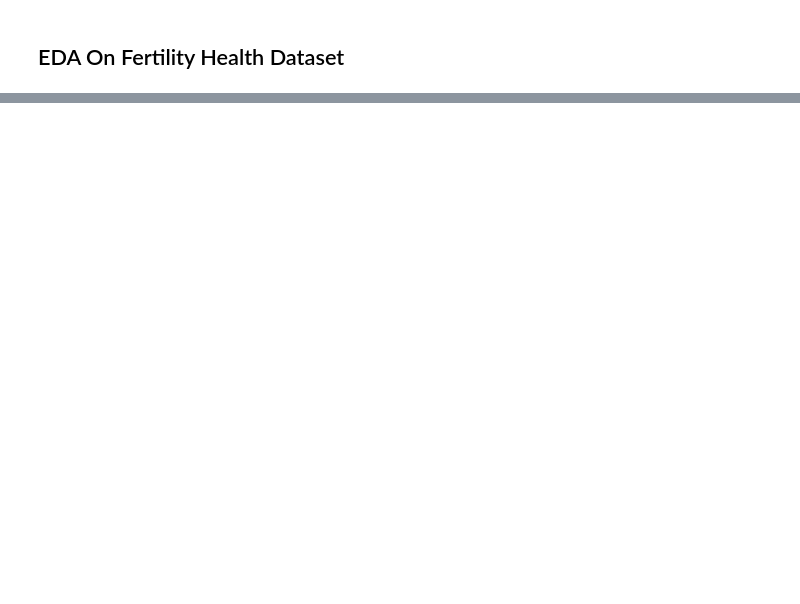
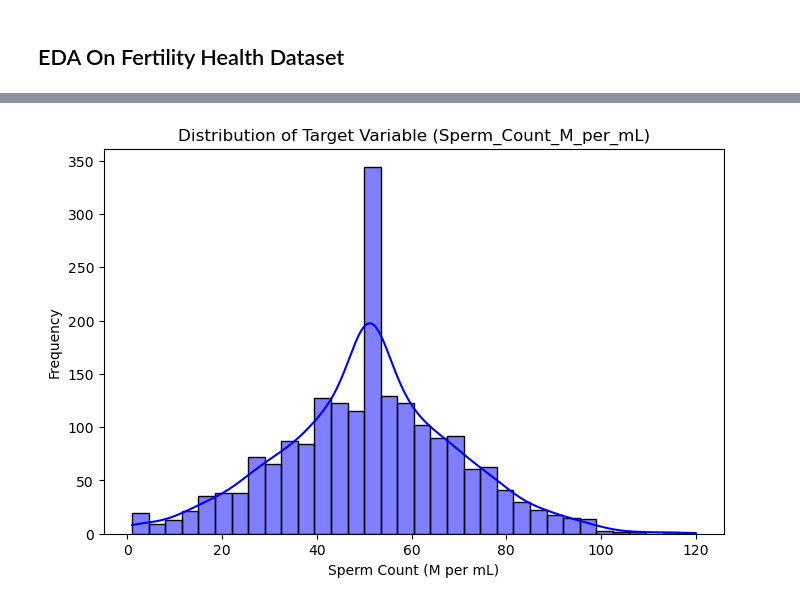
Before and after one commit to datascientist-man/EDA_Student_performance, a Jupyter notebook: Eda_fertility_health_machine_learning.ipynb, the cells around one changed output, grey strips where cells are left out. Drawn from its saved outputs; the diff is of its cells as text; code cells hidden in the pictures; blank space fills up the shorter version.

```diff
--- a/Eda_fertility_health_machine_learning.ipynb
+++ b/Eda_fertility_health_machine_learning.ipynb
@@ -26,0 +132,5 @@ df.head()
+# %%
+#filling null values through mean because there are not any outlier present in columns which we are filling.
+df.Female_Age.fillna(df['Female_Age'].mean().sum(),inplace=True)
+df.Male_BMI.fillna(df['Male_BMI'].mean().sum(),inplace=True)
+df.Sperm_Count_M_per_mL.fillna(df.Sperm_Count_M_per_mL.mean().sum(),inplace=True)
@@ -26,0 +154,2 @@ df.head()
+# %%
+df.Period_Regularity.fillna("not_specified",inplace=True)
@@ -26,0 +186,9 @@ df.head()
+# %%
+plt.figure(figsize=(8, 5))
+sns.histplot(df['Sperm_Count_M_per_mL'].dropna(), kde=True, color='blue')
+plt.title('Distribution of Target Variable (Sperm_Count_M_per_mL)')
+plt.xlabel('Sperm Count (M per mL)')
+plt.ylabel('Frequency')
+plt.savefig('target_distribution.png')
+# %% [output]
+[figure, added]
```
Also changed, not shown: parts of 16 cells of this notebook.
